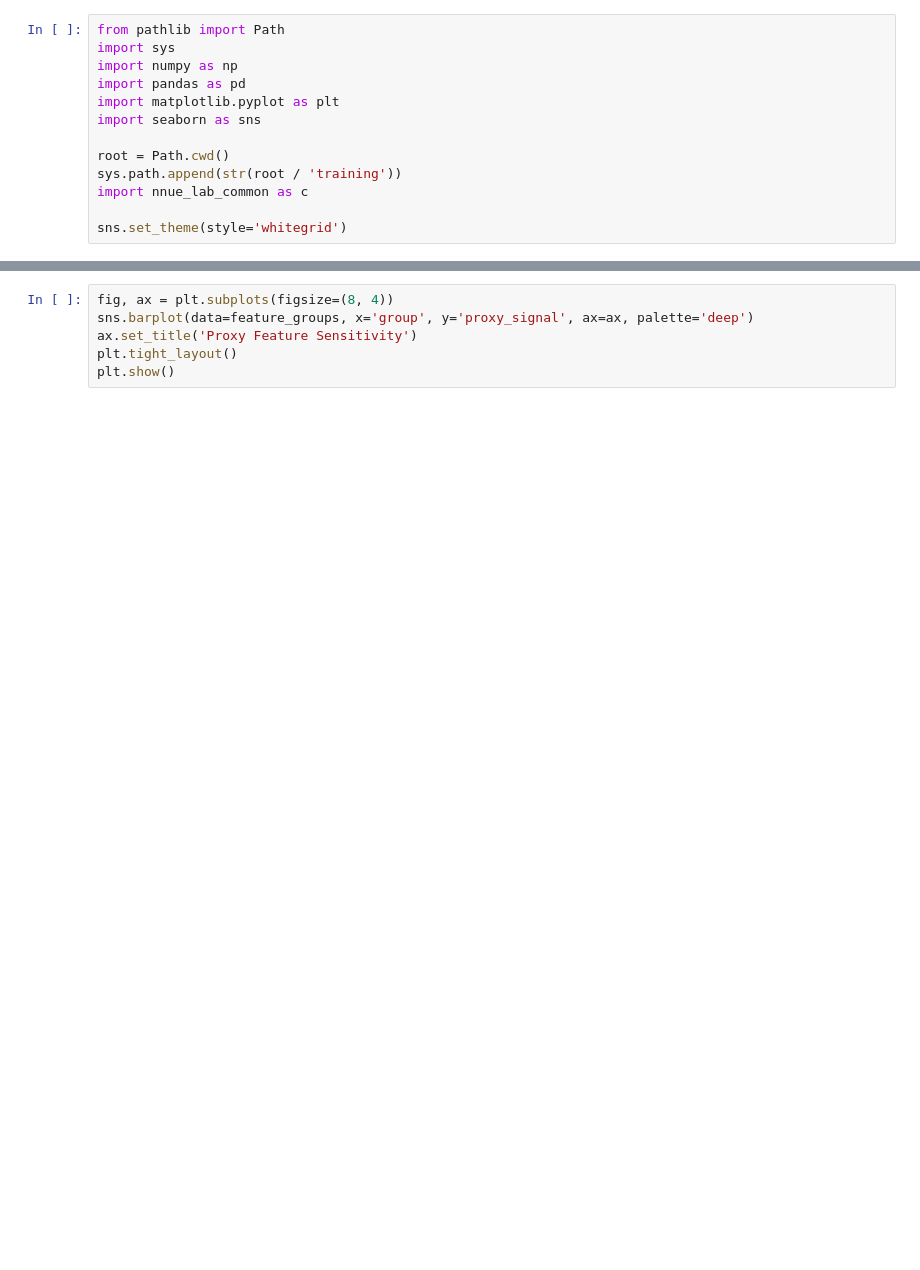
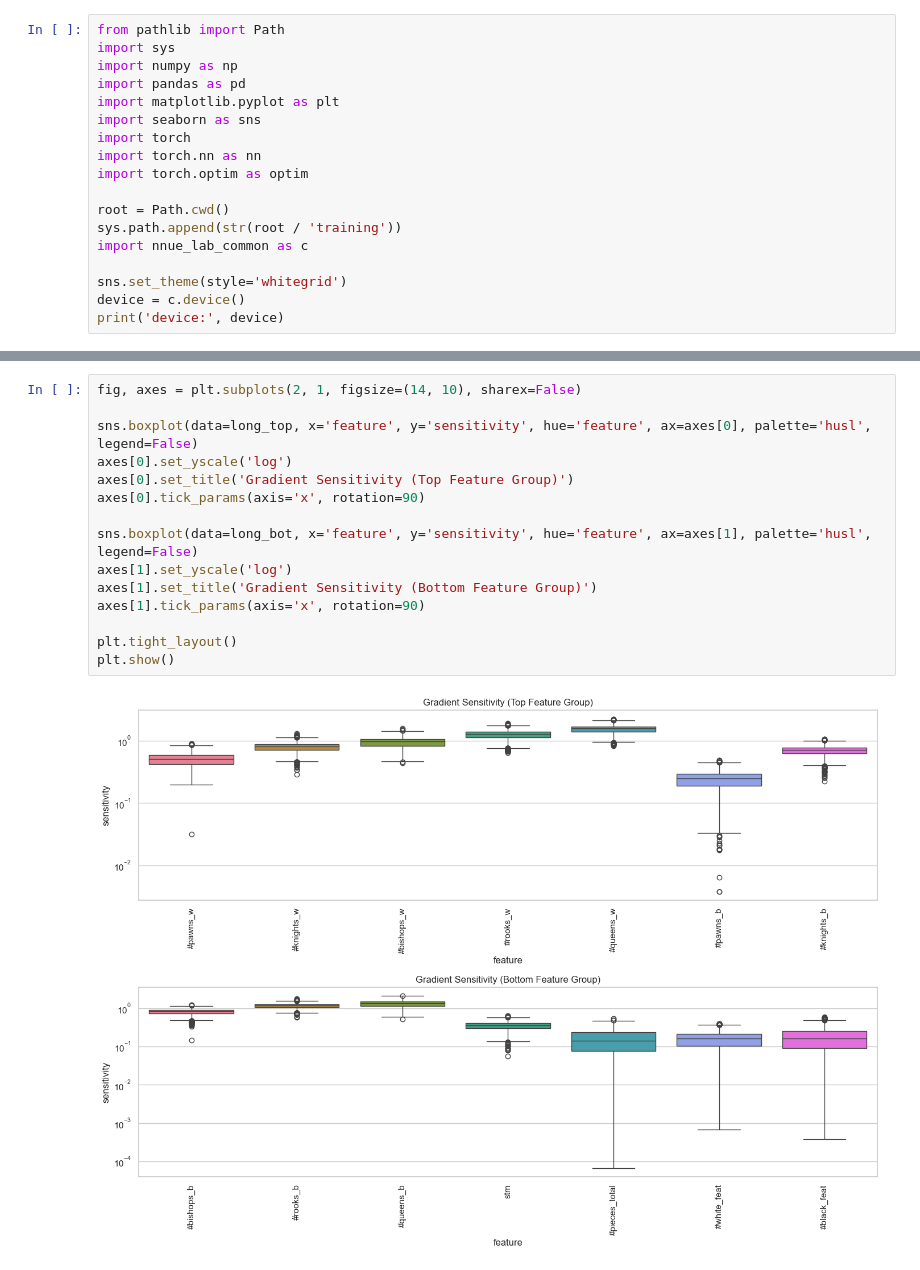
Before and after one commit to ricemaster1/nagato-chessengine, a Jupyter notebook: training/04_Gradient_based_Sensitivity.ipynb, the cells around one changed output, grey strips where cells are left out. Saved outputs shown, nothing was run; the diff lists cells and outputs as text; blank space fills up the shorter version.

```diff
--- a/training/04_Gradient_based_Sensitivity.ipynb
+++ b/training/04_Gradient_based_Sensitivity.ipynb
@@ -9,9 +15,14 @@ import numpy as np
 import pandas as pd
 import matplotlib.pyplot as plt
 import seaborn as sns
+import torch
+import torch.nn as nn
+import torch.optim as optim
 
 root = Path.cwd()
 sys.path.append(str(root / 'training'))
 import nnue_lab_common as c
 
 sns.set_theme(style='whitegrid')
+device = c.device()
+print('device:', device)
@@ -27,6 +141,17 @@ display(feature_groups.sort_values('proxy_signal', ascending=False))
 # %%
-fig, ax = plt.subplots(figsize=(8, 4))
-sns.barplot(data=feature_groups, x='group', y='proxy_signal', ax=ax, palette='deep')
-ax.set_title('Proxy Feature Sensitivity')
+fig, axes = plt.subplots(2, 1, figsize=(14, 10), sharex=False)
+
+sns.boxplot(data=long_top, x='feature', y='sensitivity', hue='feature', ax=axes[0], palette='husl', legend=False)
+axes[0].set_yscale('log')
+axes[0].set_title('Gradient Sensitivity (Top Feature Group)')
+axes[0].tick_params(axis='x', rotation=90)
+
+sns.boxplot(data=long_bot, x='feature', y='sensitivity', hue='feature', ax=axes[1], palette='husl', legend=False)
+axes[1].set_yscale('log')
+axes[1].set_title('Gradient Sensitivity (Bottom Feature Group)')
+axes[1].tick_params(axis='x', rotation=90)
+
 plt.tight_layout()
 plt.show()
+# %% [output]
+[figure, added]
```
Also changed, not shown: parts of 3 cells of this notebook, 3 other files.
